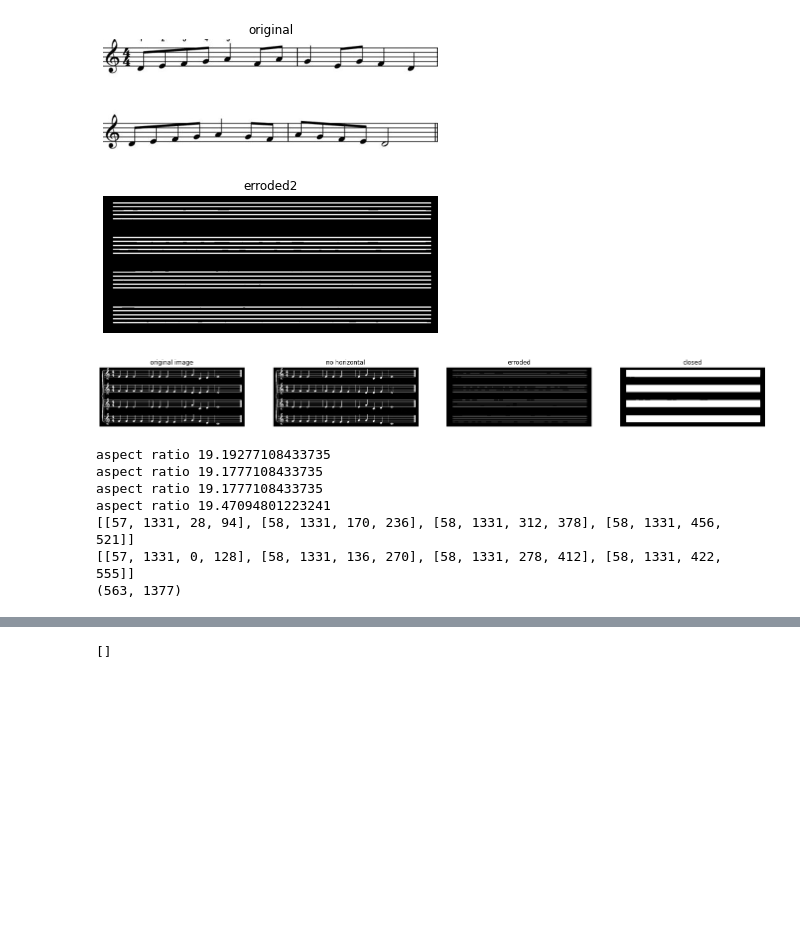
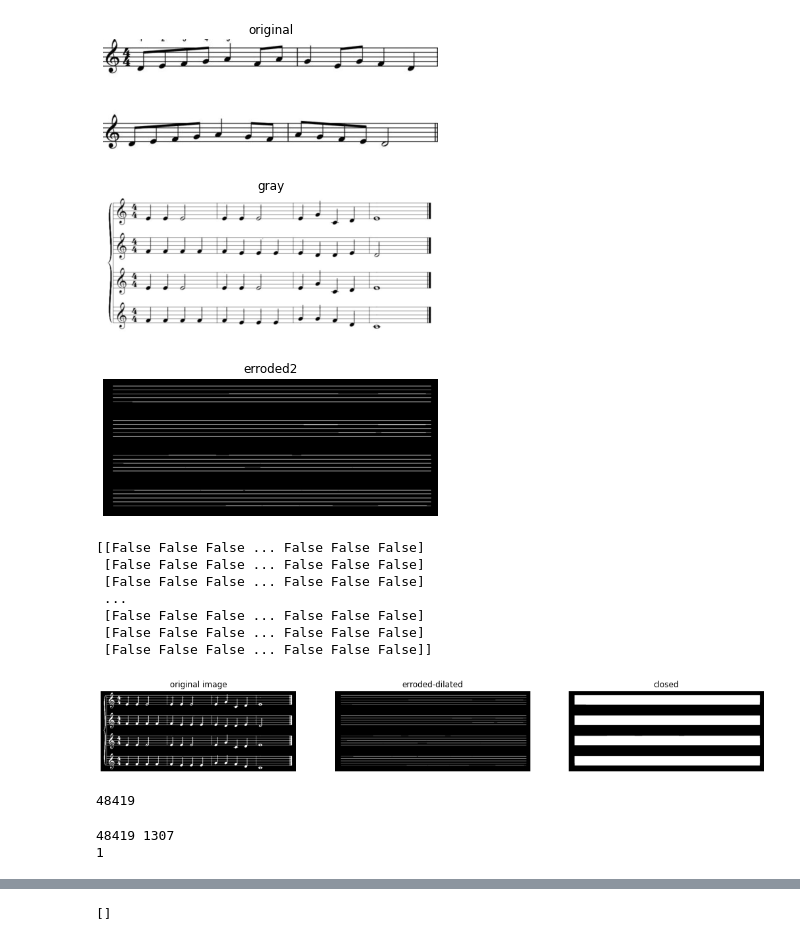
Before and after one commit to marait123/music-notes-reader, a Jupyter notebook: part1.ipynb, the cells around one changed output, grey strips where cells are left out. Saved outputs shown, nothing was run; the diff lists cells and outputs as text; code cells hidden in the pictures; blank space fills up the shorter version.

```diff
--- a/part1.ipynb
+++ b/part1.ipynb
@@ -183,44 +177,58 @@ show_images([original_image],['original'])
 # %%
 images_paths = ['images/music1.JPG','images/8th_Sheet1.jpeg']
 
 original_image = io.imread(images_paths[0])
 gray_image = rgb2gray(original_image)
+show_images([gray_image], ['gray'])
 binary_image = binarize(gray_image)
 inverted_image = 255 - binary_image
 
-# inverted_image[:,0] = 0
 inverted_image[:, inverted_image.shape[1]-1]=0
-# show_images([inverted_image,erroded_img,closed_img],['original image','erroded','closed'])
 rows=1
-cols=35
+cols=image.shape[1] // 4
 selem = rect(rows,cols)
 erroded_img = binary_erosion(inverted_image,selem=selem)
-rows=4
-cols=35
+
+rows=1
+cols=image.shape[1] // 4
 selem = rect(rows,cols)
 erroded_img2 = binary_dilation(erroded_img, selem=selem)
-inverted_image2 = inverted_image - erroded_img2
+# inverted_image2 = inverted_image - erroded_img2
 
 show_images([erroded_img2], ['erroded2'])
-
-rows = 20
+print(erroded_img)
+rows = image.shape[0] // 4
 cols = 1
 selem = rect(rows,cols)
-closed_img  = binary_closing(erroded_img, selem = selem)
-show_images([inverted_image,inverted_image2,erroded_img,closed_img],['original image','no horizontal','erroded','closed'])
+closed_img  = binary_closing(erroded_img2, selem = selem)
+closed_img  = binary_closing(closed_img, selem = selem)
+show_images([inverted_image,erroded_img2,closed_img],['original image','erroded-dilated','closed'])
+
+staffs_area = np.sum(erroded_img2)
+print(staffs_area)
 # %% [output]
-[figure, old version]
+[figure, new version]
-[figure, old version]
+[figure, new version]
+[[False False False ... False False False]
+ [False False False ... False False False]
+ [False False False ... False False False]
+ ...
+ [False False False ... False False False]
+ [False False False ... False False False]
+ [False False False ... False False False]]
+[figure, added]
+48419
 # %%
 #  calculate the trace bounding boxes
 trace_bounding_boxes = get_bounding_boxes(closed_img,(10,4000))
-print(trace_bounding_boxes)
+# print(trace_bounding_boxes)
 bigger_trace_bounding_boxes = []
 trace_images_array = []
 division_height=0
 trace_height = 0
 for box in trace_bounding_boxes:
     trace_height = box[3]-box[2]
+    trace_width = box[1] - box[0]
     division_height = (trace_height)/4
     division_height = int(np.ceil(division_height))
 #     division_height *=2
@@ -231,16 +239,17 @@ for box in trace_bounding_boxes:
     bigger_trace_bounding_boxes.append([Xmin, Xmax, Ymin, Ymax])
 
     trace_images_array.append(gray_image[Ymin:Ymax,Xmin:Xmax])
-print(bigger_trace_bounding_boxes)
-print(inverted_image.shape)
+staff_length = bigger_trace_bounding_boxes
+
+print(staffs_area, trace_width)
+
+print(staffs_area // (len(bigger_trace_bounding_boxes) * 5 *trace_width ))
+
+# print(bigger_trace_bounding_boxes)
+# print(inverted_image.shape)
 # %% [output]
-aspect ratio 19.19277108433735
-aspect ratio 19.1777108433735
-aspect ratio 19.1777108433735
-aspect ratio 19.47094801223241
-[[57, 1331, 28, 94], [58, 1331, 170, 236], [58, 1331, 312, 378], [58, 1331, 456, 521]]
-[[57, 1331, 0, 128], [58, 1331, 136, 270], [58, 1331, 278, 412], [58, 1331, 422, 555]]
-(563, 1377)
+48419 1307
+1
 # %%
 # for each trace segment the individual characters
 staff_images = []
```
Also changed, not shown: parts of 11 cells of this notebook, 10 other files.
